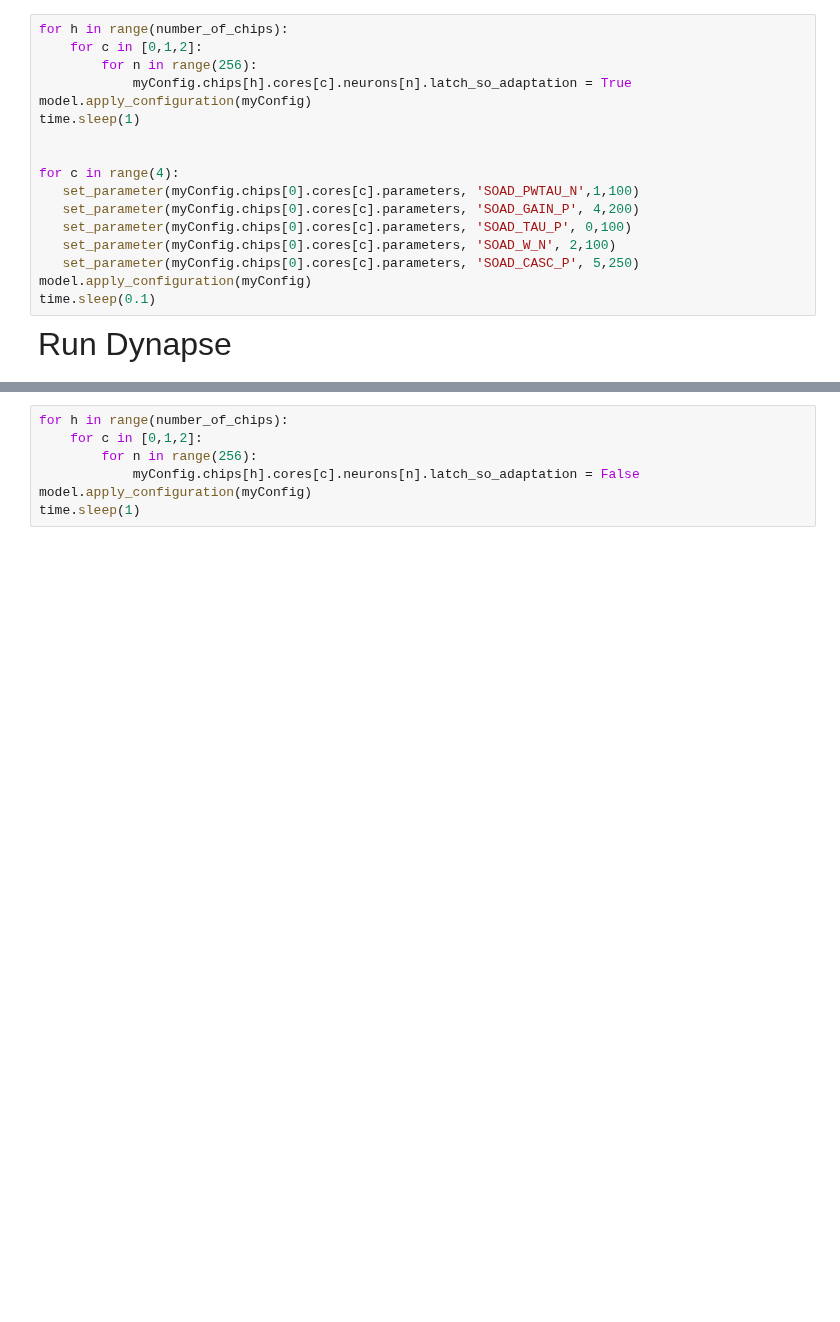
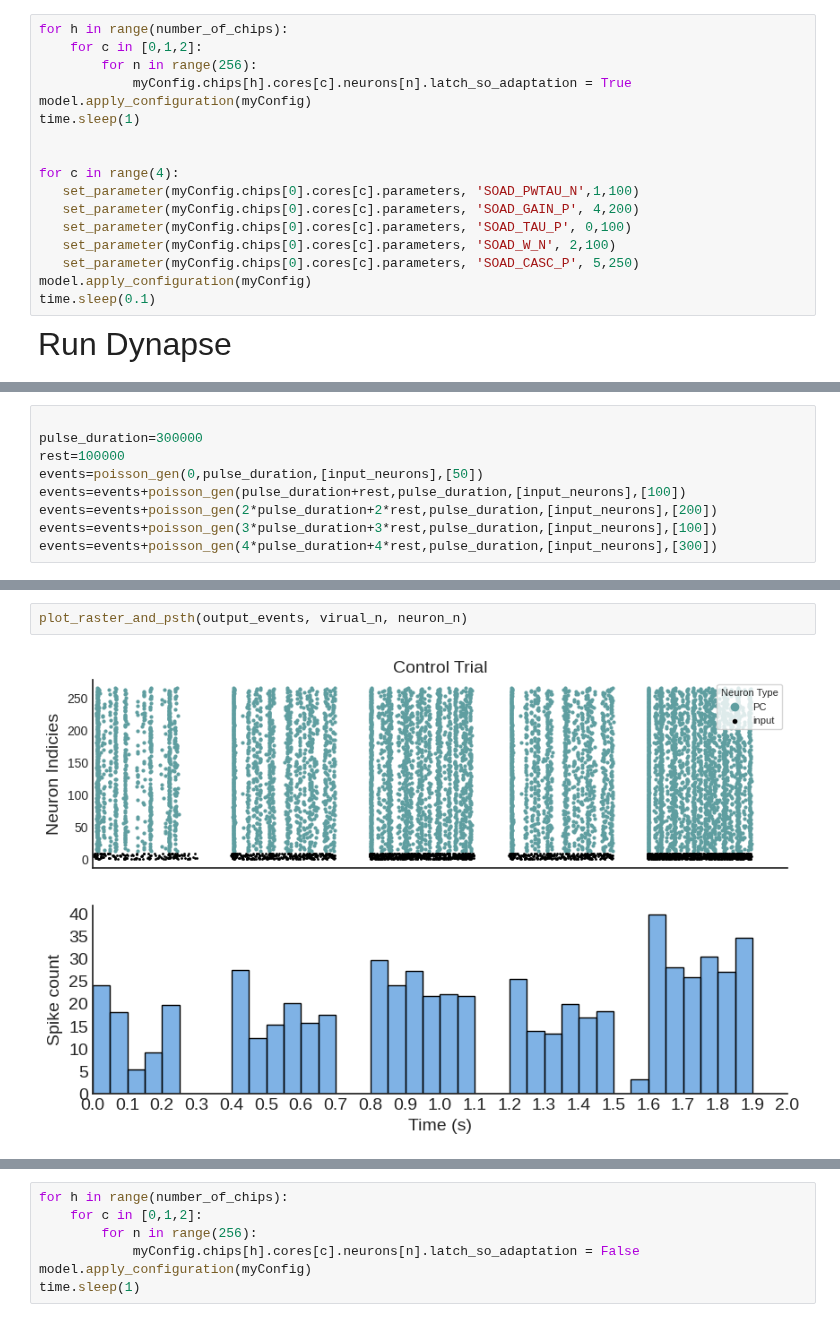
Before and after one commit to Aramatos/dynapse2_adaptation, a Jupyter notebook: SFA.ipynb, the cells around one changed output, grey strips where cells are left out. Cells and saved outputs as stored; diff of their text form; blank space fills up the shorter version.

```diff
--- a/SFA.ipynb
+++ b/SFA.ipynb
@@ -194,0 +194,9 @@ plt.show()
+# %%
+
+pulse_duration=300000
+rest=100000
+events=poisson_gen(0,pulse_duration,[input_neurons],[50])
+events=events+poisson_gen(pulse_duration+rest,pulse_duration,[input_neurons],[100])
+events=events+poisson_gen(2*pulse_duration+2*rest,pulse_duration,[input_neurons],[200])
+events=events+poisson_gen(3*pulse_duration+3*rest,pulse_duration,[input_neurons],[100])
+events=events+poisson_gen(4*pulse_duration+4*rest,pulse_duration,[input_neurons],[300])
@@ -194,0 +284,4 @@ plt.show()
+# %%
+plot_raster_and_psth(output_events, virual_n, neuron_n)
+# %% [output]
+[figure, added]
```
Also changed, not shown: parts of 23 cells of this notebook, 15 other files.
